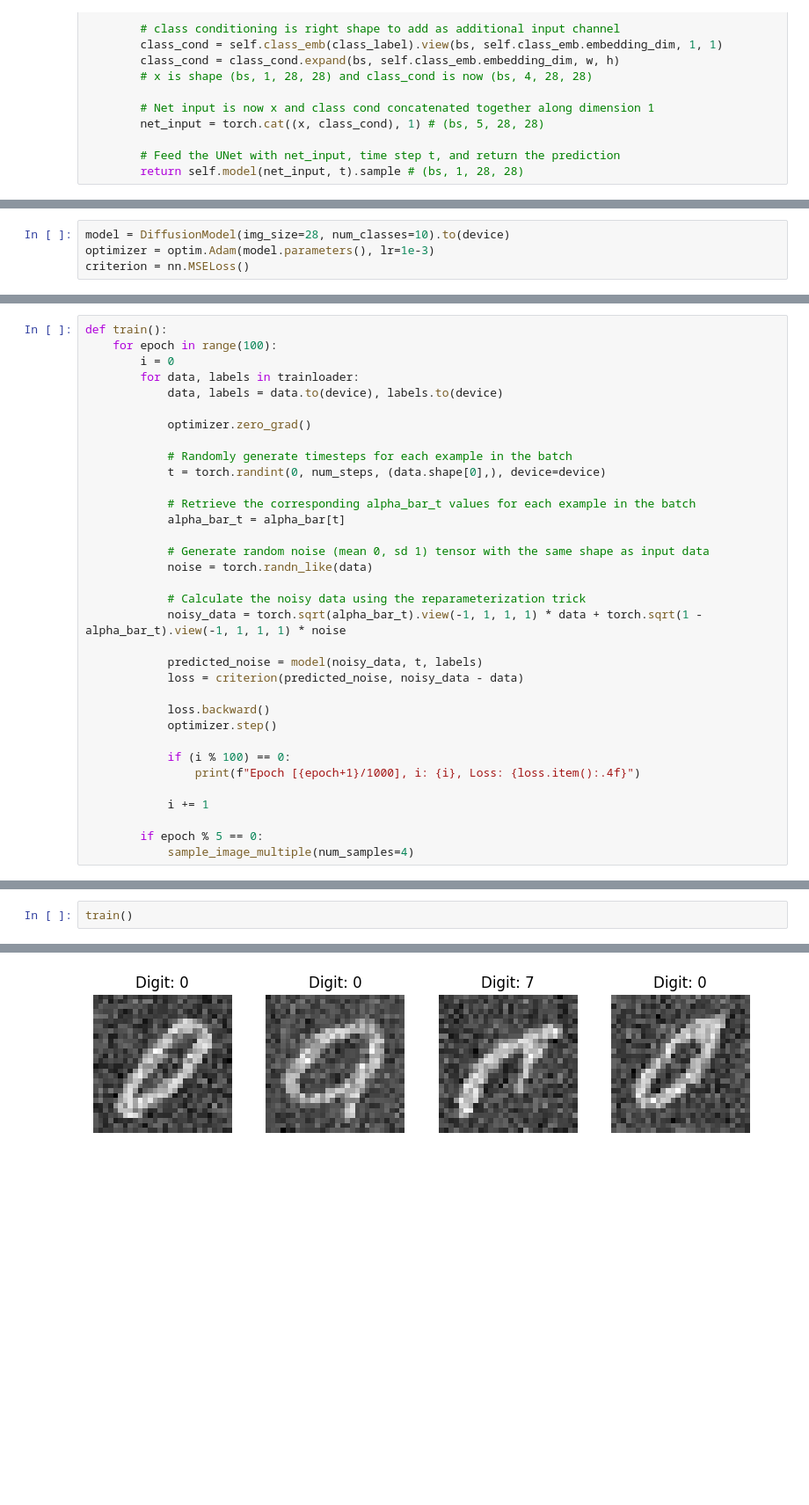
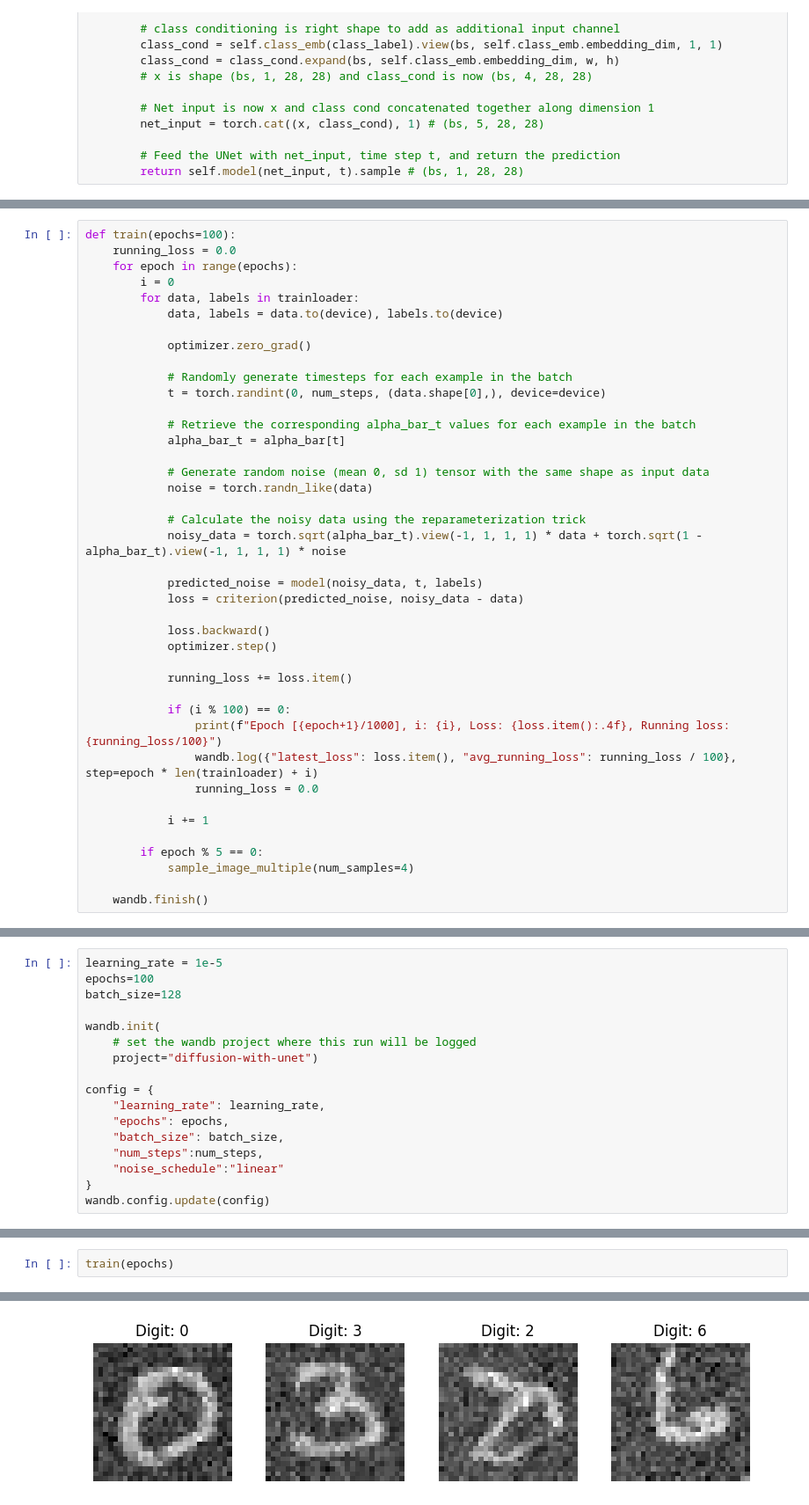
Before and after one commit to paraschopra/AIexperiments, a Jupyter notebook: diffusion-with-unet.ipynb, the cells around one changed output, grey strips where cells are left out. Shown at 88% size. Saved outputs shown, nothing was run; the diff lists cells and outputs as text; blank space fills up the shorter version.

Commit message:
Tried lower learning rate and integrated wandb

```diff
--- a/diffusion-with-unet.ipynb
+++ b/diffusion-with-unet.ipynb
@@ -73,7 +60,3 @@ trainloader = torch.utils.data.DataLoader(trainset, batch_size=128, shuffle=True
-# %%
-model = DiffusionModel(img_size=28, num_classes=10).to(device)
-optimizer = optim.Adam(model.parameters(), lr=1e-3)
-criterion = nn.MSELoss()
 # %%
 import random
 import matplotlib.pyplot as plt
@@ -123,6 +97,7 @@ alpha_bar = torch.cumprod(alpha, dim=0)
 # %%
-def train():
-    for epoch in range(100):
+def train(epochs=100):
+    running_loss = 0.0
+    for epoch in range(epochs):
         i = 0
         for data, labels in trainloader:
             data, labels = data.to(device), labels.to(device)
@@ -147,10 +122,16 @@ def train():
             loss.backward()
             optimizer.step()
 
+            running_loss += loss.item()
+
             if (i % 100) == 0:
-                print(f"Epoch [{epoch+1}/1000], i: {i}, Loss: {loss.item():.4f}")
+                print(f"Epoch [{epoch+1}/1000], i: {i}, Loss: {loss.item():.4f}, Running loss: {running_loss/100}")
+                wandb.log({"latest_loss": loss.item(), "avg_running_loss": running_loss / 100}, step=epoch * len(trainloader) + i)
+                running_loss = 0.0
 
             i += 1
 
         if epoch % 5 == 0:
             sample_image_multiple(num_samples=4)
+
+    wandb.finish()
@@ -156,0 +147,17 @@ def train():
+# %%
+learning_rate = 1e-5
+epochs=100
+batch_size=128
+
+wandb.init(
+    # set the wandb project where this run will be logged
+    project="diffusion-with-unet")
+
+config = {
+    "learning_rate": learning_rate,
+    "epochs": epochs,
+    "batch_size": batch_size,
+    "num_steps":num_steps,
+    "noise_schedule":"linear"
+}
+wandb.config.update(config)
@@ -157,3 +198,3 @@ def train():
 # %%
-train()
+train(epochs)
 # %% [output]
@@ -219 +260 @@ Epoch [16/1000], i: 400, Loss: 0.0264
-[figure, old version]
+[figure, new version]
```
Also changed, not shown: parts of 9 cells of this notebook.
